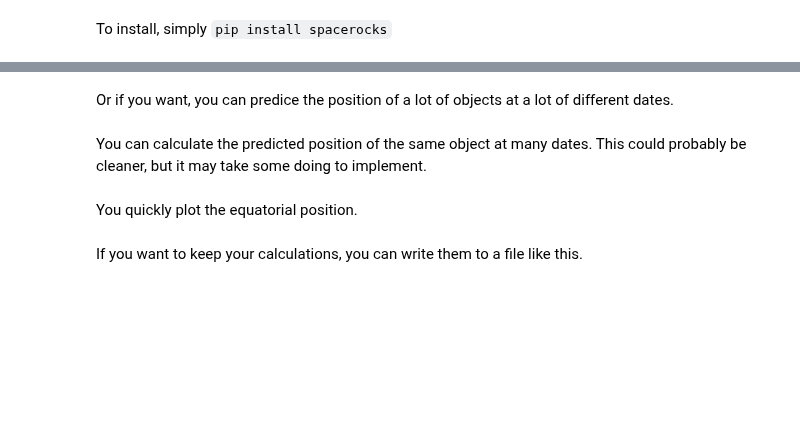
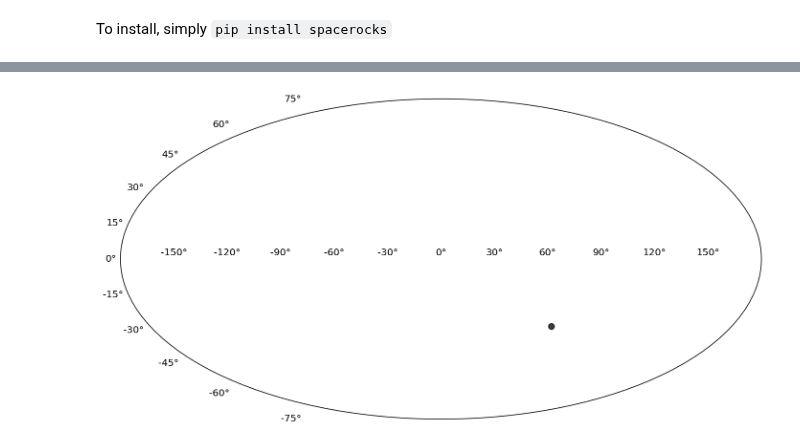
Before and after one commit to kjnapier/spacerocks, a Jupyter notebook: SpaceRocks_Tutorial.ipynb, the cells around one changed output, grey strips where cells are left out. Drawn from its saved outputs; the diff is of its cells as text; code cells hidden in the pictures; blank space fills up the shorter version.

Commit message:
fixed many bugs. changed propagate to rebound

```diff
--- a/SpaceRocks_Tutorial.ipynb
+++ b/SpaceRocks_Tutorial.ipynb
@@ -63,12 +12,12 @@ You can also pass in just a single object. I'll try BP519. Here I've turned on p
 # %%
-BP = SpaceRock(a=4.490784528803734E+02,
-               e=9.215119038599956E-01,
-               inc=5.411067896592579E+01,
-               arg=3.480604843629308E+02,
-               node=1.352131890380128E+02,
-               epoch=2458285.5,
-               tau=2458385.5,
-               H=4.4,
+BP = SpaceRock(a=4.487673062316562E+02,
+               e=9.214543710796702E-01,
+               inc=5.411068217470999E+01,
+               arg=3.480587931444684E+02,
+               node=1.352131434907198E+02,
+               epoch=2.473015776611103E+06,
+               tau=2458982.5,
+               H=4.5,
                name='BP',
                precise=True,
                input_coordinates='keplerian',
@@ -112,2 +34,0 @@ rocks_tomorrow
-# %% [markdown]
-Or if you want, you can predice the position of a lot of objects at a lot of different dates.
@@ -133,23 +35,4 @@ rocks_on_many_days
-# %% [markdown]
-You can calculate the predicted position of the same object at many dates. This could probably be cleaner, but it may take some doing to implement.
-# %%
-N = 15
-BP = SpaceRock(a=np.repeat(4.490784528803734E+02, N),
-               e=np.repeat(9.215119038599956E-01, N),
-               inc=np.repeat(5.411067896592579E+01, N),
-               arg=np.repeat(3.480604843629308E+02, N),
-               node=np.repeat(1.352131890380128E+02, N),
-               epoch=np.repeat(2458285.5, N),
-               tau=np.linspace(2456285.5, 2499285.5, N),
-               H=np.repeat(4.4, N),
-               name=['rock{}'.format(idx) for idx in range(N)],
-               precise=False,
-               input_coordinates='keplerian',
-               input_frame='barycentric',
-               input_angles='degrees')
-# %% [markdown]
-You quickly plot the equatorial position.
 # %%
-BP.plot_radec('red')
+BP.plot_radec()
+# %% [output]
+[figure, added]
-# %% [markdown]
-If you want to keep your calculations, you can write them to a file like this.
```
Also changed, not shown: parts of 22 cells of this notebook, 1 other file.
